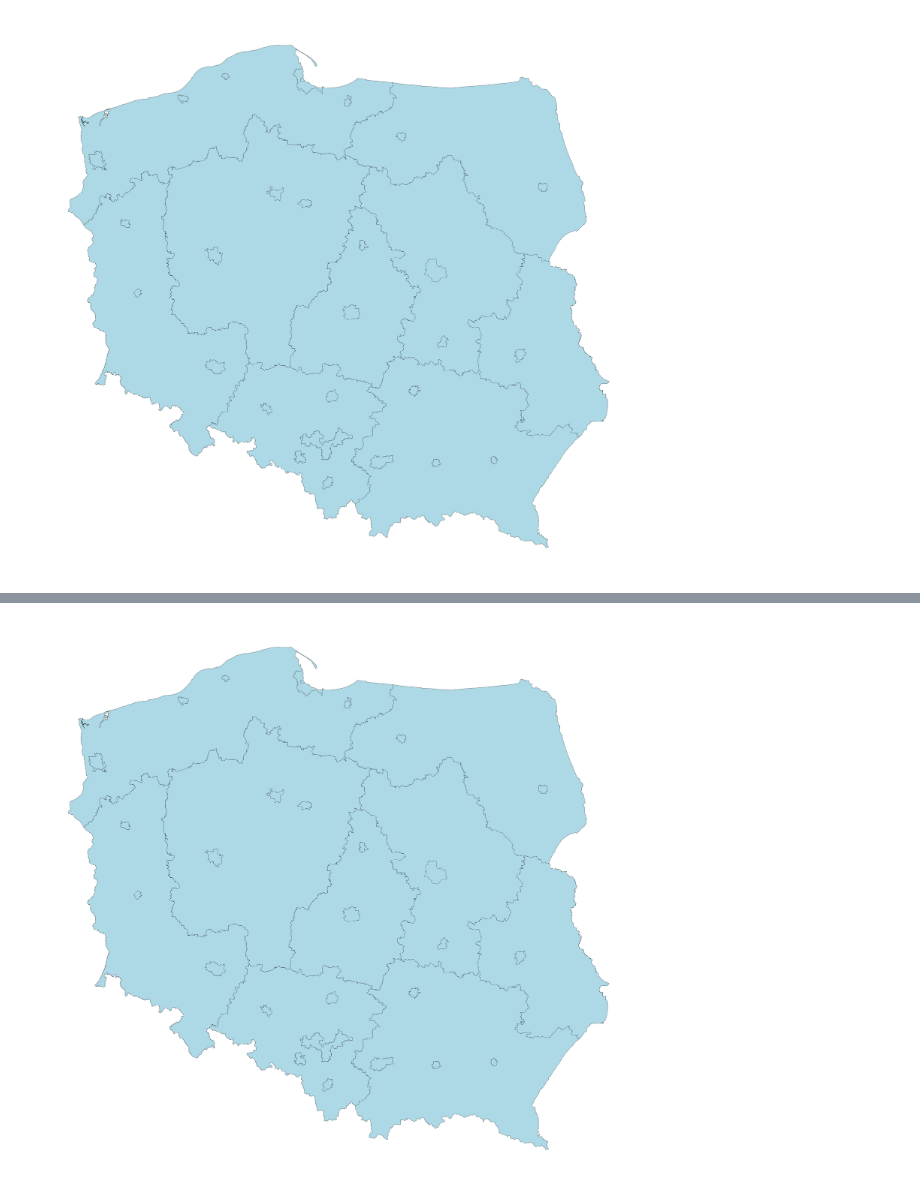
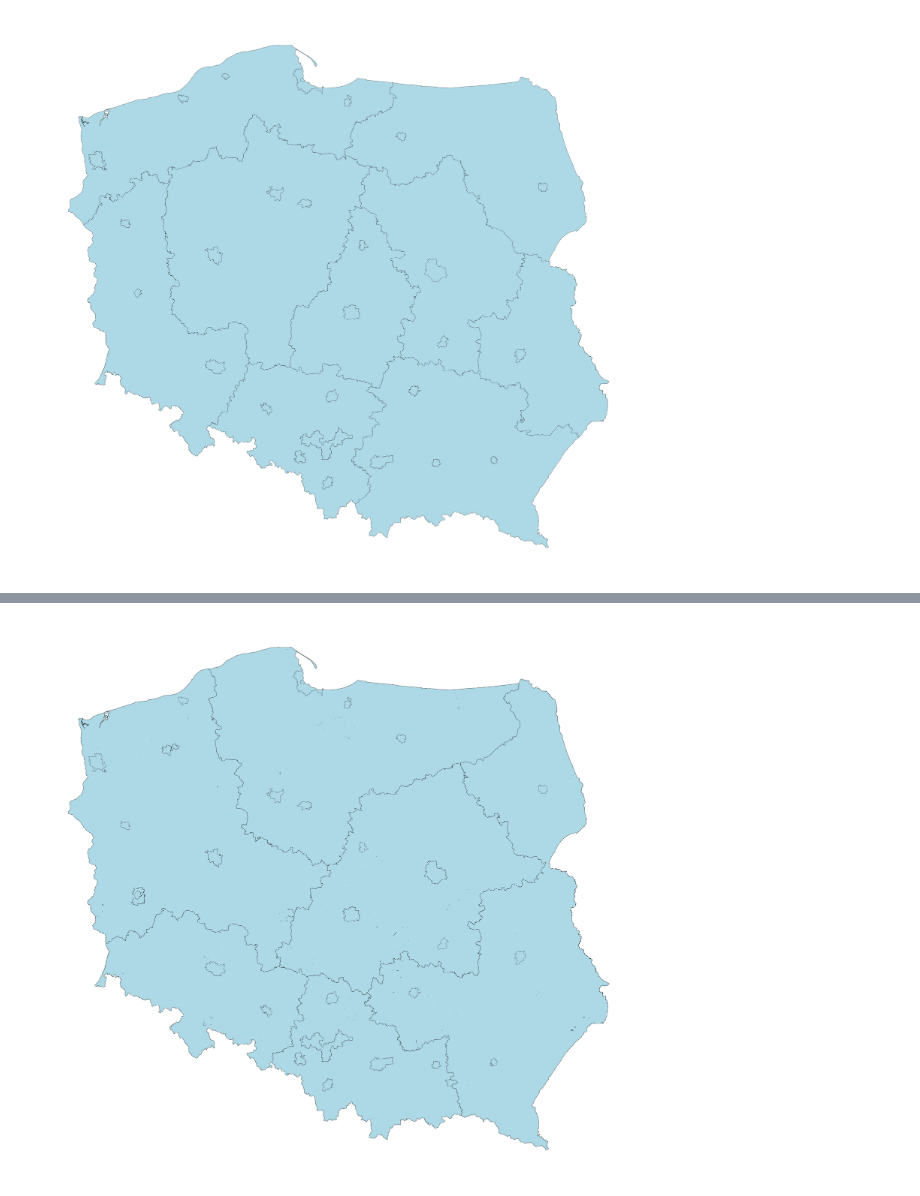
Before and after one commit to jendrkk/LRDWI-Paper, a Jupyter notebook: Code/analysis/GEO01_regions.ipynb, the cells around one changed output, grey strips where cells are left out. Cells and saved outputs as stored; diff of their text form; code cells hidden in the pictures.

```diff
--- a/Code/analysis/GEO01_regions.ipynb
+++ b/Code/analysis/GEO01_regions.ipynb
@@ -361,7 +361,6 @@ with open(json_path, 'r') as f:
 # Lis macro shapes
 lis_macro = region_gdf[region_gdf['if_LIS_macro']]
 # %%
-group_gdf = gpd.GeoDataFrame()
 _tol = 8
 
 i=1
@@ -522,12 +521,12 @@ Processed 230/234 groups (98.3%). Elapsed: 610.0s — Estimated total: 620.6s
 # %%
 # Plot
 fig, ax = plt.subplots(figsize=(20,20), dpi = 200)
-group_gdf[group_gdf['if_LIS_macro']].plot(ax=ax, edgecolor='black', color='lightblue', linewidth=0.25)
+group_gdf[group_gdf['if_CBOS_macro']].plot(ax=ax, edgecolor='black', color='lightblue', linewidth=0.25)
 fig.tight_layout()
 ax.set_axis_off()
 fig.show()
 # %% [output]
-[figure, old version]
+[figure, new version]
 # %%
 # Save both to file
 
```
Also changed, not shown: parts of 5 cells of this notebook, 15 other files.
